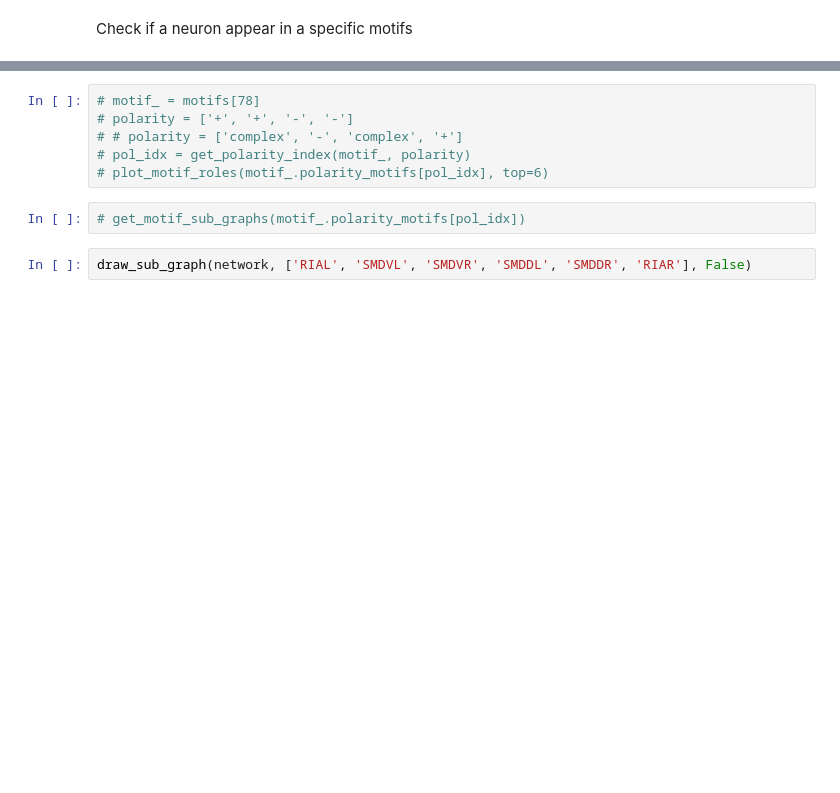
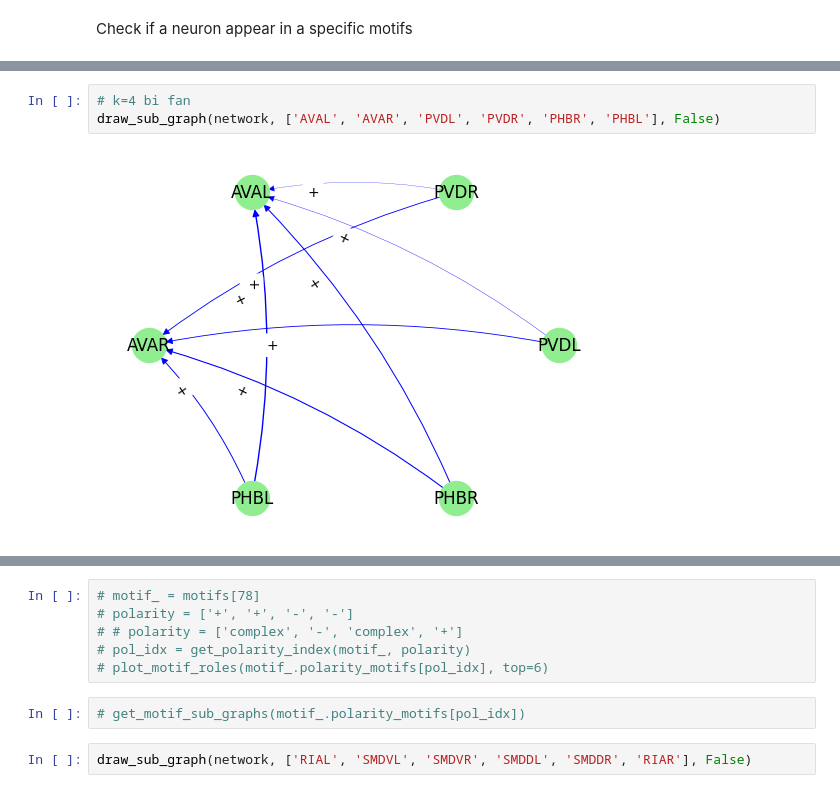
Before and after one commit to deangeckt/network_motifs, a Jupyter notebook: post_motif_analysis/motif_analysis.ipynb, the cells around one changed output, grey strips where cells are left out. Cells and saved outputs as stored; diff of their text form; blank space fills up the shorter version.

```diff
--- a/post_motif_analysis/motif_analysis.ipynb
+++ b/post_motif_analysis/motif_analysis.ipynb
@@ -543,3 +621,8 @@ draw_sub_graph(network, ['AVBL', 'PVCL', 'PVCR', 'FLPR', 'FLPL'], False)
+# %%
+# k=4 bi fan
+draw_sub_graph(network, ['AVAL', 'AVAR', 'PVDL', 'PVDR', 'PHBR', 'PHBL'], False)
+# %% [output]
+[figure, added]
 # %%
 #expansion of ffl
 draw_sub_graph(network, ['PVCL', 'PVCR', 'FLPL', 'FLPR', 'AVBL', 'PVCL', 'AVBR'], False)
```
Also changed, not shown: parts of 21 cells of this notebook, 4 other files.
